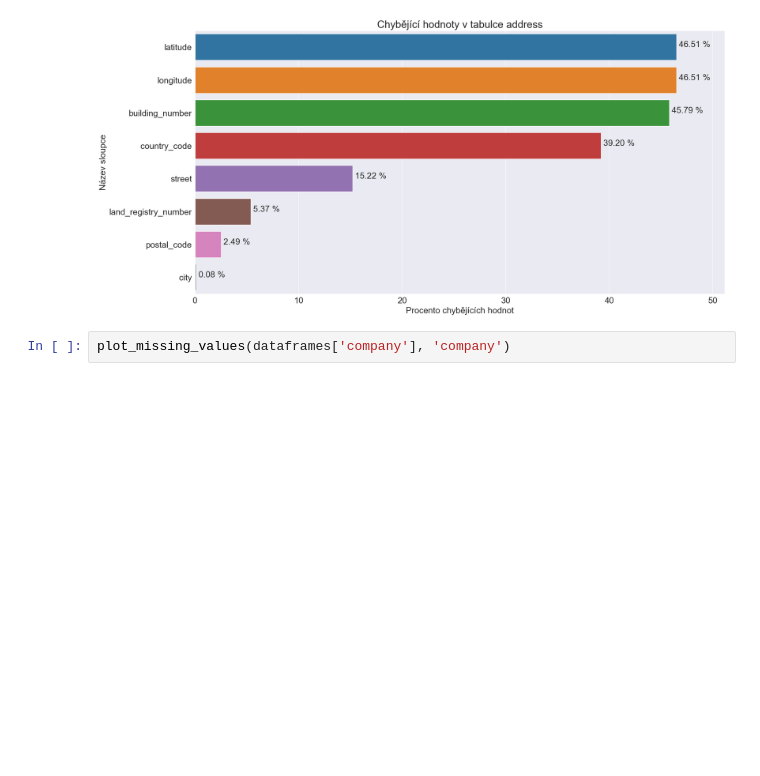
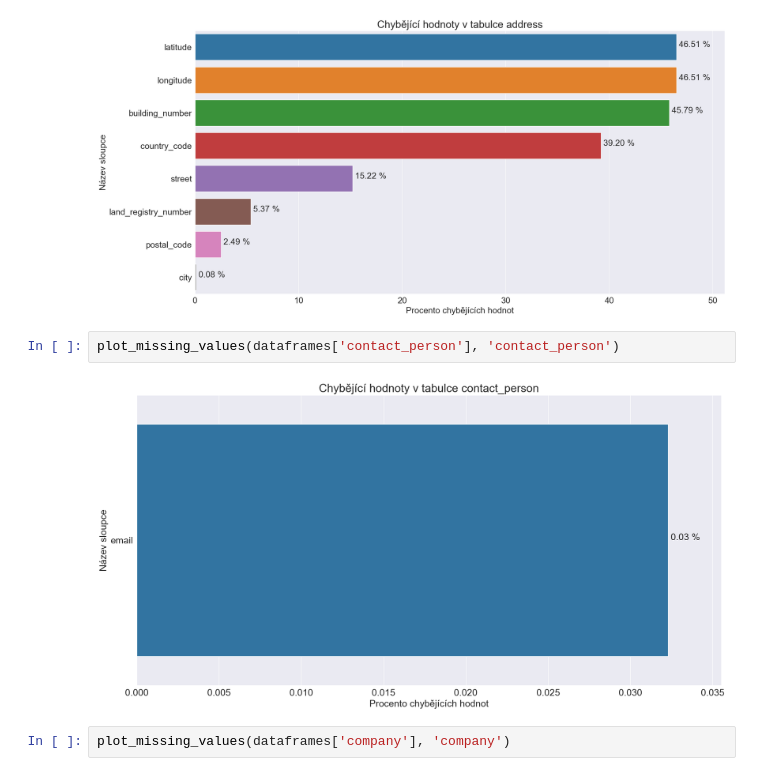
Before and after one commit to opendatalabcz/analysis-public-procurement, a Jupyter notebook: descriptions.ipynb, the cells around one changed output. Drawn from its saved outputs; the diff is of its cells as text; blank space fills up the shorter version.

```diff
--- a/descriptions.ipynb
+++ b/descriptions.ipynb
@@ -571,6 +549,10 @@ def plot_missing_values(df, name):
 plot_missing_values(dataframes['address'], 'address')
 # %% [output]
 [figure]
+# %%
+plot_missing_values(dataframes['contact_person'], 'contact_person')
+# %% [output]
+[figure, added]
 # %%
 plot_missing_values(dataframes['company'], 'company')
 # %% [output]
```
Also changed, not shown: parts of 106 cells of this notebook.
